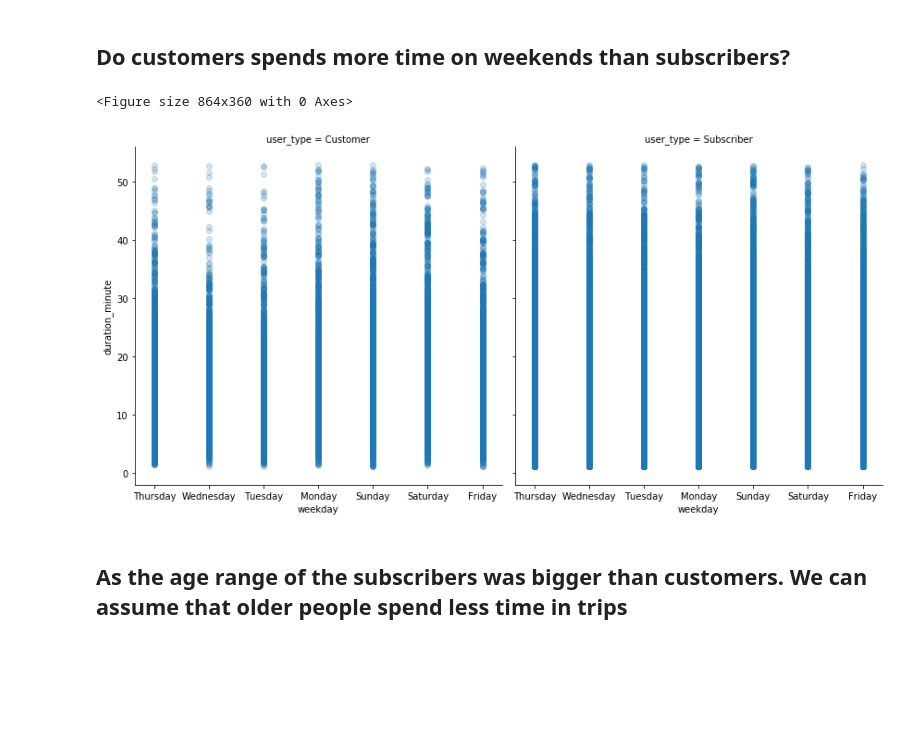
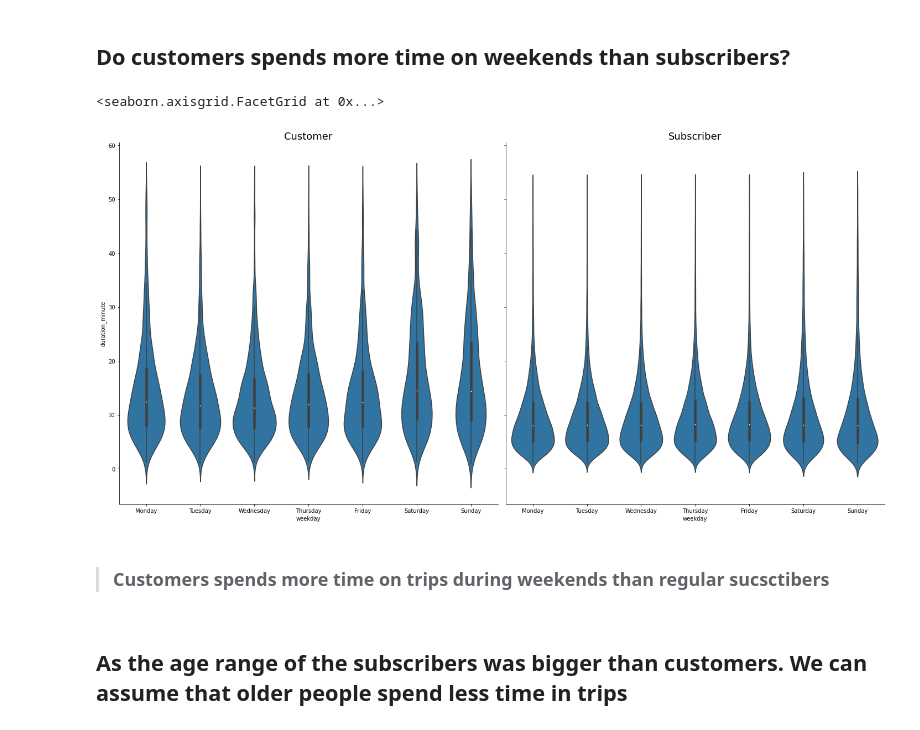
Before and after one commit to Youssefelsa3ed/Communicate-Data-Findings, a Jupyter notebook: exploration.ipynb, the cells around one changed output. Cells and saved outputs as stored; diff of their text form; code cells hidden in the pictures; blank space fills up the shorter version.

```diff
--- a/exploration.ipynb
+++ b/exploration.ipynb
@@ -383,13 +383,16 @@ further. Make sure that your investigations are justified, and follow from
 your work in the previous sections.
 # %% [markdown]
 ## Do customers spends more time on weekends than subscribers?
-# %%
-plt.figure(figsize = [12, 5])
-g = sb.FacetGrid(data = bike_df_filtered, col = 'user_type', height = 6)
-g.map(plt.scatter, 'weekday', 'duration_minute', alpha = 0.2);
-# %% [output]
-<Figure size 864x360 with 0 Axes>
-[figure, removed]
+# %%
+g = sb.FacetGrid(data = bike_df_filtered, col = 'user_type', height=10)
+g.map(sb.violinplot, 'weekday', 'duration_minute', order=weekday)
+axes = g.axes.flatten()
+g.set_titles(col_template="{col_name}", size=18)
+# %% [output]
+<seaborn.axisgrid.FacetGrid at 0x...>
+[figure, added]
+# %% [markdown]
+> ### Customers spends more time on trips during weekends than regular sucsctibers
 # %% [markdown]
 ## As the age range of the subscribers was bigger than customers. We can assume that older people spend less time in trips
 # %%
```
Also changed, not shown: parts of 19 cells of this notebook, 2 other files.
